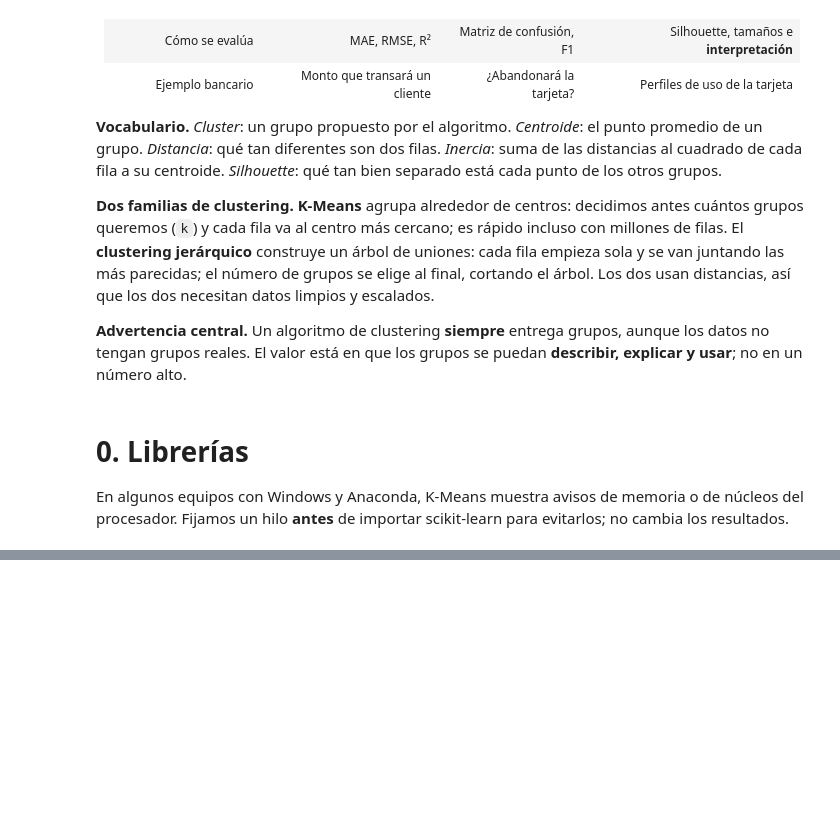
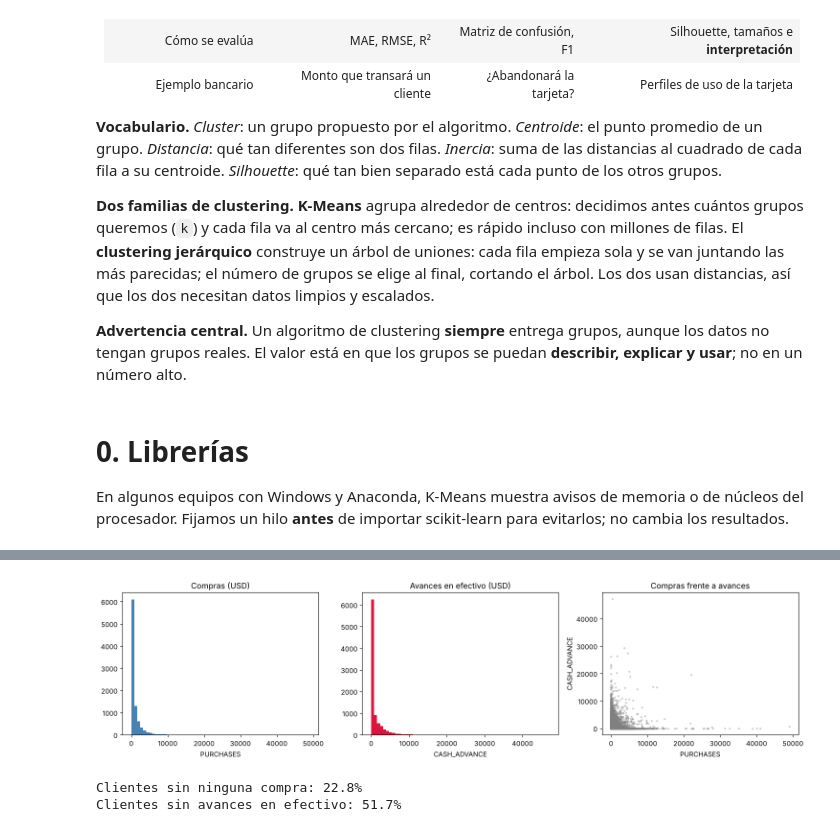
Before and after one commit to jonarosero/modulo-3-machine-learning-aplicado, a Jupyter notebook: notebooks/04_Dia4_Clustering_Segmentacion_Economica.ipynb, the cells around one changed output, grey strips where cells are left out. Drawn from its saved outputs; the diff is of its cells as text; code cells hidden in the pictures; blank space fills up the shorter version.

```diff
--- a/notebooks/04_Dia4_Clustering_Segmentacion_Economica.ipynb
+++ b/notebooks/04_Dia4_Clustering_Segmentacion_Economica.ipynb
@@ -225,22 +77,0 @@ Antes de usar 9 variables, veamos K-Means con **una sola**: el gasto mensual de
-# %%
-gasto = np.array([20, 35, 40, 55, 300, 320, 350, 380, 900, 950, 1000, 1100], dtype=float)
-G = gasto.reshape(-1, 1)          # scikit-learn pide una tabla: 12 filas, 1 columna
-km1 = KMeans(n_clusters=3, n_init=20, random_state=42).fit(G)
-centros1 = np.sort(km1.cluster_centers_.ravel())
-fronteras = (centros1[:-1] + centros1[1:]) / 2
-cuartiles = np.repeat([0, 1, 2, 3], 3)  # 4 grupos de 3 clientes, en orden de gasto
-
-cliente = np.array([3, 9, 6, 12, 1, 7, 10, 4, 5, 11, 2, 8])  # solo para separar los puntos; el modelo no lo usa
-fig, ax = plt.subplots(1, 3, figsize=(15, 4.8), sharey=True)
-ax[0].scatter(cliente, gasto, s=120, color="gray"); ax[0].set_title("1. Los datos: ¿se ven grupos?")
-ax[1].scatter(cliente, gasto, s=120, c=km1.labels_, cmap="tab10")
-for c_ in centros1: ax[1].axhline(c_, color="gray", lw=2, alpha=0.5)
-for f in fronteras: ax[1].axhline(f, ls="--", color="navy")
-ax[1].set_title(f"2. K-Means, k = 3 · Silhouette {silhouette_score(G, km1.labels_):.2f}")
-ax[2].scatter(cliente, gasto, s=120, c=cuartiles, cmap="tab10")
-ax[2].set_title(f"3. Cuartiles: 4 grupos de 3 · Silhouette {silhouette_score(G, cuartiles):.2f}")
-ax[0].set_ylabel("Gasto mensual (USD)")
-for a in ax: a.set_xlabel("Cliente (solo para separar los puntos)"); a.set_xticks(range(1, 13))
-plt.tight_layout(); plt.show()
-print("Centros:", centros1.round(1), "| fronteras:", fronteras.round(1))
-print("Un cliente nuevo que gasta 500 va al grupo con centro", centros1[np.abs(centros1 - 500).argmin()])
@@ -637,0 +168,13 @@ pd.DataFrame(filas)
+# %%
+fig, ax = plt.subplots(1, 3, figsize=(15, 4))
+ax[0].hist(cc["PURCHASES"], bins=60, color="steelblue"); ax[0].set(title="Compras (USD)", xlabel="PURCHASES")
+ax[1].hist(cc["CASH_ADVANCE"], bins=60, color="crimson"); ax[1].set(title="Avances en efectivo (USD)", xlabel="CASH_ADVANCE")
+ax[2].scatter(cc["PURCHASES"], cc["CASH_ADVANCE"], s=4, alpha=0.3, color="gray")
+ax[2].set(title="Compras frente a avances", xlabel="PURCHASES", ylabel="CASH_ADVANCE")
+plt.tight_layout(); plt.show()
+print("Clientes sin ninguna compra:", f"{(cc['PURCHASES'] == 0).mean():.1%}")
+print("Clientes sin avances en efectivo:", f"{(cc['CASH_ADVANCE'] == 0).mean():.1%}")
+# %% [output]
+[figure, added]
+Clientes sin ninguna compra: 22.8%
+Clientes sin avances en efectivo: 51.7%
```
Also changed, not shown: parts of 100 cells of this notebook, 2 other files.
